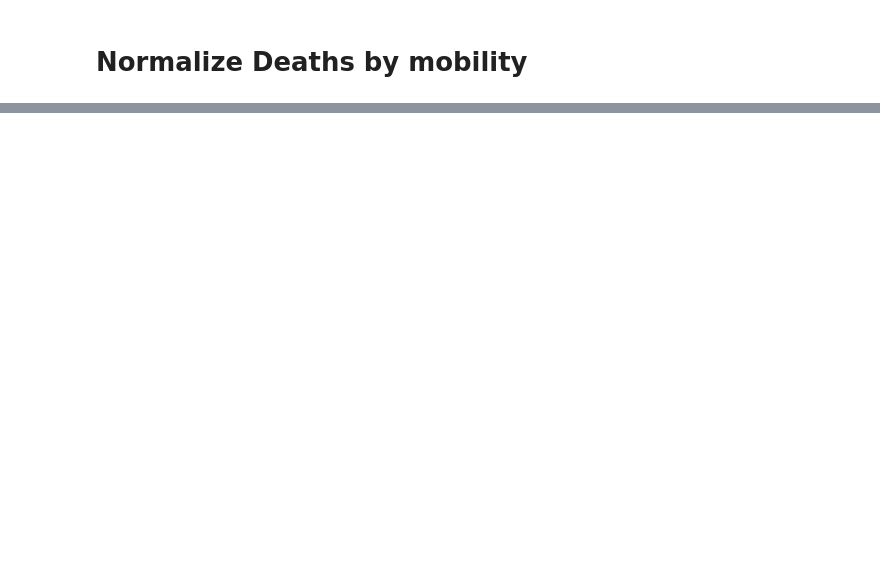
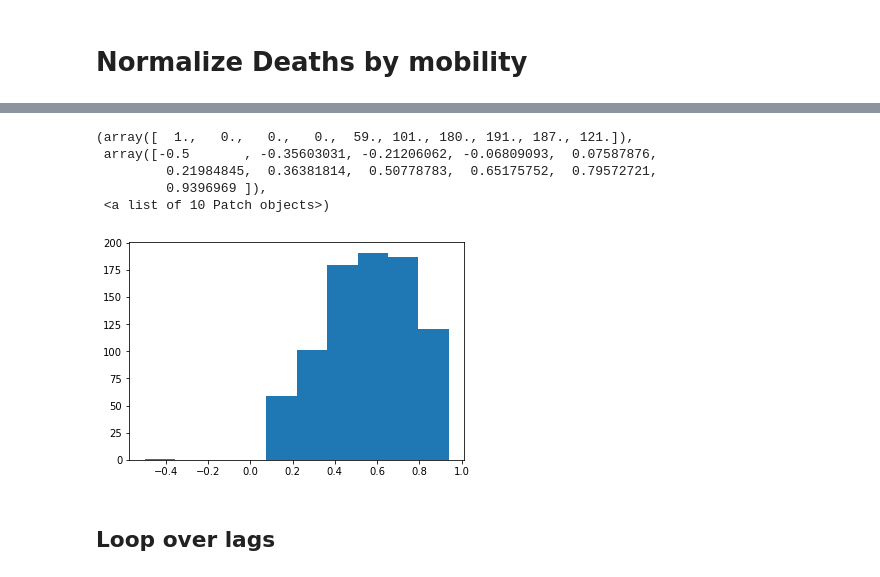
Before and after one commit to jhu-covid-optimization/covid-drivers, a Jupyter notebook: notebooks/3-rp-normalize_deaths_by_mobility.ipynb, the cells around one changed output, grey strips where cells are left out. Cells and saved outputs as stored; diff of their text form; code cells hidden in the pictures; blank space fills up the shorter version.

Commit message:
correlation analysis

```diff
--- a/notebooks/3-rp-normalize_deaths_by_mobility.ipynb
+++ b/notebooks/3-rp-normalize_deaths_by_mobility.ipynb
@@ -47,0 +76,14 @@ mobility_ts
+# %%
+# Get start and end dates for the time series with a specified lag
+day_lag = 1
+start_date = max(min(cause_dates), lag_date(min(effect_dates), lag=day_lag, backwards=True))
+end_date = min(max(cause_dates), lag_date(max(effect_dates), lag=day_lag, backwards=True))
+# %%
+# Get cause and effect dates in string form
+cause_start = start_date
+cause_end = lag_date(end_date, lag=day_lag)
+effect_start = lag_date(start_date, lag=day_lag, backwards=False)
+effect_end = end_date
+
+cause_dates = [date2str(c) for c in cause_dates if (c > cause_start and c < cause_end)]
+effect_dates = [date2str(c) for c in effect_dates if (c > effect_start and c < effect_end)]
@@ -47,0 +94,40 @@ mobility_ts
+# %%
+# Transform and compute stat on two time series
+def compute_pairwise_statistic(x,y=None):
+    if y is None:
+        y = x.iloc[1]
+        x = x.iloc[0]
+    x = x.to_numpy()
+    y = y.to_numpy()
+
+    # Frame mobility as decrease in mobility
+    x = -x
+    # Log scale deaths, allows for zeros in y
+    y = np.log(y+1)
+    # 1st order difference, change per each time step
+    #x = x[1:] - x[:-1]
+    #y = y[1:] - y[:-1]
+    # Remove nans
+    idx = np.logical_or(np.isnan(y), np.isnan(x))
+    y = y[~idx]
+    x = x[~idx]
+    # Spearman rank correlation
+    rho,_ = spearmanr(x,y)
+    return(rho)
+# %%
+idx_heads = list(range(len(cause_dates)))
+corrs = pd.concat((
+    causes[cause_dates + ['FIPS']].rename({cd:i for i,cd in enumerate(cause_dates)}, axis=1),
+    effects[effect_dates + ['FIPS']].rename({ed:i for i,ed in enumerate(effect_dates)}, axis=1)
+    ),axis=0).groupby('FIPS').apply(lambda x: compute_pairwise_statistic(x[idx_heads]))
+# %%
+plt.hist(corrs)
+# %% [output]
+(array([  1.,   0.,   0.,   0.,  59., 101., 180., 191., 187., 121.]),
+ array([-0.5       , -0.35603031, -0.21206062, -0.06809093,  0.07587876,
+         0.21984845,  0.36381814,  0.50778783,  0.65175752,  0.79572721,
+         0.9396969 ]),
+ <a list of 10 Patch objects>)
+[figure, added]
+# %% [markdown]
+## Loop over lags
```
Also changed, not shown: parts of 14 cells of this notebook, 2 other files.
